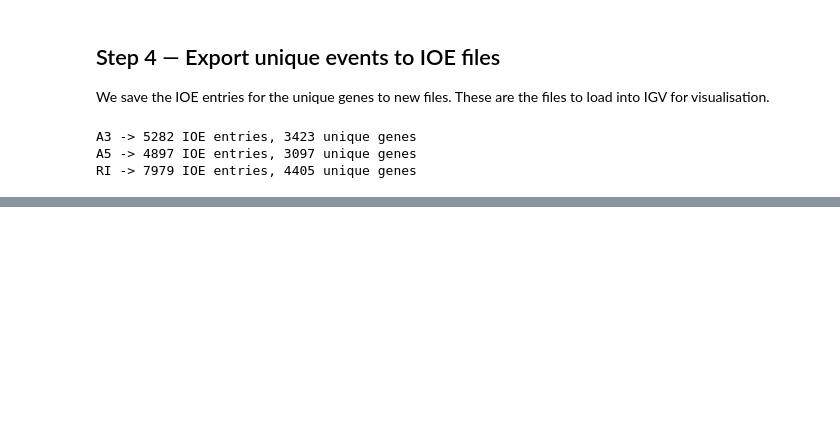
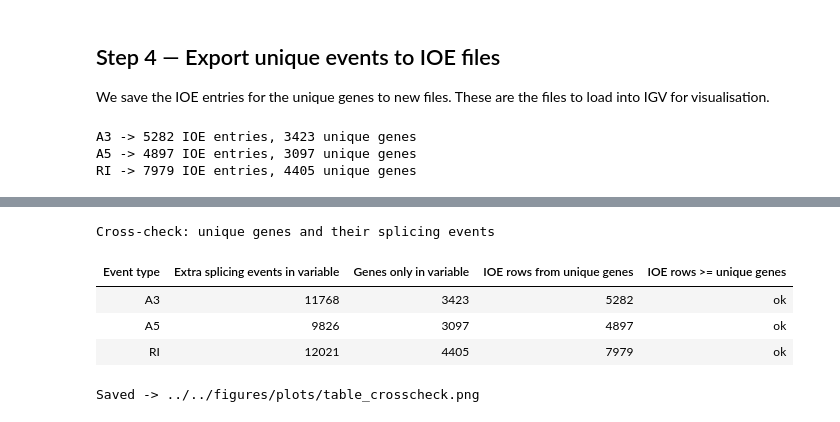
Before and after one commit to griceyrt/Internship, a Jupyter notebook: analysis/notebooks/01_filter_events.ipynb, the cells around one changed output, grey strips where cells are left out. Cells and saved outputs as stored; diff of their text form; code cells hidden in the pictures; blank space fills up the shorter version.

```diff
--- a/analysis/notebooks/01_filter_events.ipynb
+++ b/analysis/notebooks/01_filter_events.ipynb
@@ -217,0 +279,63 @@ RI -> 7979 IOE entries, 4405 unique genes
+# %%
+# Step 2 data — raw IOE event counts
+step2 = {
+    "A3": {"strict": 11163, "var1": 22931, "diff": 11768},
+    "A5": {"strict": 9629,  "var1": 19455, "diff": 9826},
+    "RI": {"strict": 5315,  "var1": 17336, "diff": 12021},
+}
+
+rows_check = []
+
+for event in EVENTS:
+    # Step 2 values
+    # Number of extra IOE events that variable detected vs strict
+    s2_diff = step2[event]["diff"]          # extra IOE events in variable
+
+    # Step 3 values — from unique_results computed earlier
+    # Number of genes in variable but not strict
+    s3_unique_genes = len(unique_results[event]["unique_genes"])  # unique genes
+
+    # Step 4 values — from unique_results computed earlier
+    # Number of IOE rows (spliced events) belonging to those unique genes
+    s4_ioe_entries  = len(unique_results[event]["ioe_unique"])    # IOE entries exported
+
+    # Consistency checks
+    events_ge_genes = s2_diff >= s3_unique_genes                  # should always be True
+    ioe_le_diff     = s4_ioe_entries <= s2_diff                   # should always be True
+
+    rows_check.append({
+        # The event type (A3, A5, RI)
+        "Event type":                          event,
+
+        # Total extra IOE events in variable vs strict
+        # (one gene can contribute multiple events here)
+        "Extra splicing events in variable":   s2_diff,
+
+        # How many GENES are exclusively in variable (never seen in strict)
+        "Genes only in variable":              s3_unique_genes,
+
+        # How many IOE rows those unique genes represent
+        # (multiple events per gene, so always >= unique genes)
+        "IOE rows from unique genes":          s4_ioe_entries,
+
+        # Quick sanity: IOE rows >= unique genes (one gene = multiple events)
+        "IOE rows >= unique genes":            "ok" if events_ge_genes else "check!",
+    })
+
+    print(f"{event}:")
+    print(f"  Extra splicing events in variable (V1 - Strict):  {s2_diff}")
+    print(f"  Genes exclusively in variable (never in strict):  {s3_unique_genes}")
+    print(f"  IOE rows belonging to those unique genes:         {s4_ioe_entries}")
+    print(f"  Ratio events/genes: {s2_diff / s3_unique_genes:.1f} events per gene on average")
+    print()
+
+# Summary table
+df_check = pd.DataFrame(rows_check)
+display(style_table(df_check, "Cross-check: unique genes and their splicing events"))
+
+export_table_png(
+    df_check,
+    "../../figures/plots/table_crosscheck.png",
+    "Cross-check: unique genes and their splicing events"
+)
+# %% [output]
@@ -217,0 +359,6 @@ RI -> 7979 IOE entries, 4405 unique genes
+Cross-check: unique genes and their splicing events
+| Event type | Extra splicing events in variable | Genes only in variable | IOE rows from unique genes | IOE rows >= unique genes |
+| A3 | 11768 | 3423 | 5282 | ok |
+| A5 | 9826 | 3097 | 4897 | ok |
+| RI | 12021 | 4405 | 7979 | ok |
+Saved -> ../../figures/plots/table_crosscheck.png
```
Also changed, not shown: parts of 4 cells of this notebook, 7 other files.
